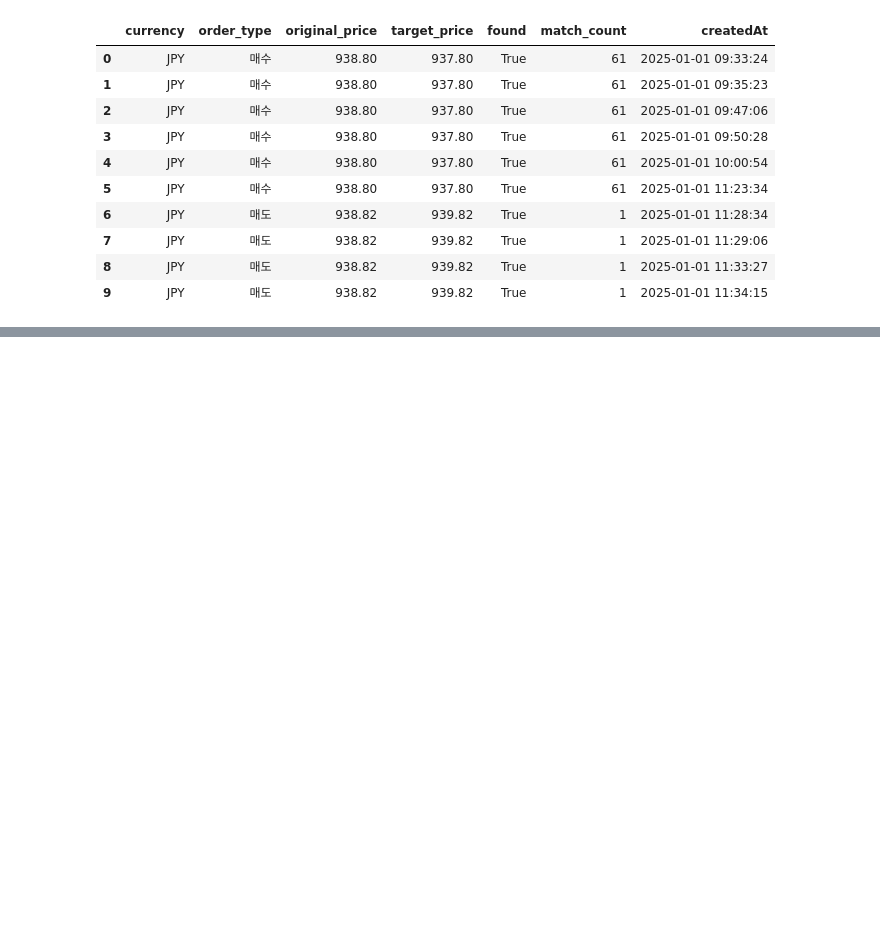
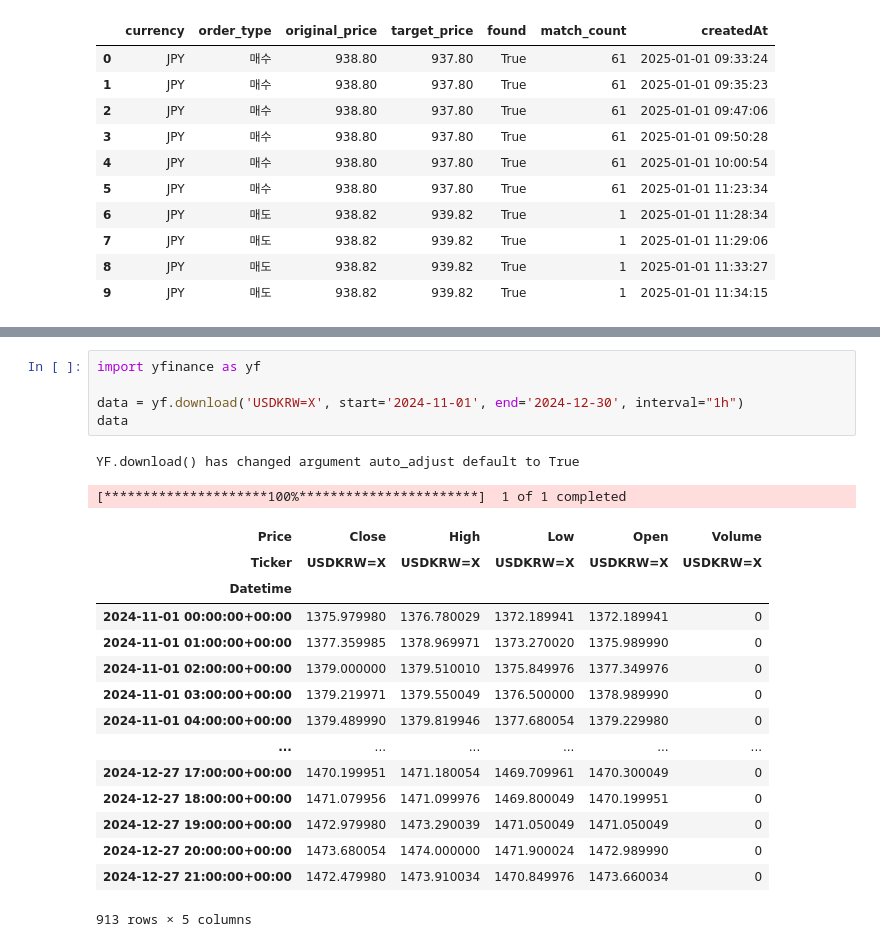
Before and after one commit to PlutoJoshua/profit_analysis, a Jupyter notebook: test.ipynb, the cells around one changed output, grey strips where cells are left out. Drawn from its saved outputs; the diff is of its cells as text; blank space fills up the shorter version.

```diff
--- a/test.ipynb
+++ b/test.ipynb
@@ -758,0 +782,23 @@ USD      매도            492
+# %%
+import yfinance as yf
+
+data = yf.download('USDKRW=X', start='2024-11-01', end='2024-12-30', interval="1h")
+data
+# %% [output]
+YF.download() has changed argument auto_adjust default to True
+[*********************100%***********************]  1 of 1 completed
+| Price | Close | High | Low | Open | Volume |
+| Ticker | USDKRW=X | USDKRW=X | USDKRW=X | USDKRW=X | USDKRW=X |
+| Datetime |  |  |  |  |  |
+| 2024-11-01 00:00:00+00:00 | 1375.979980 | 1376.780029 | 1372.189941 | 1372.189941 | 0 |
+| 2024-11-01 01:00:00+00:00 | 1377.359985 | 1378.969971 | 1373.270020 | 1375.989990 | 0 |
+| 2024-11-01 02:00:00+00:00 | 1379.000000 | 1379.510010 | 1375.849976 | 1377.349976 | 0 |
+| 2024-11-01 03:00:00+00:00 | 1379.219971 | 1379.550049 | 1376.500000 | 1378.989990 | 0 |
+| 2024-11-01 04:00:00+00:00 | 1379.489990 | 1379.819946 | 1377.680054 | 1379.229980 | 0 |
+| ... | ... | ... | ... | ... | ... |
+| 2024-12-27 17:00:00+00:00 | 1470.199951 | 1471.180054 | 1469.709961 | 1470.300049 | 0 |
+| 2024-12-27 18:00:00+00:00 | 1471.079956 | 1471.099976 | 1469.800049 | 1470.199951 | 0 |
+| 2024-12-27 19:00:00+00:00 | 1472.979980 | 1473.290039 | 1471.050049 | 1471.050049 | 0 |
+| 2024-12-27 20:00:00+00:00 | 1473.680054 | 1474.000000 | 1471.900024 | 1472.989990 | 0 |
+| 2024-12-27 21:00:00+00:00 | 1472.479980 | 1473.910034 | 1470.849976 | 1473.660034 | 0 |
+913 rows × 5 columns
```
Also changed, not shown: parts of 2 cells of this notebook, 1 other file.
